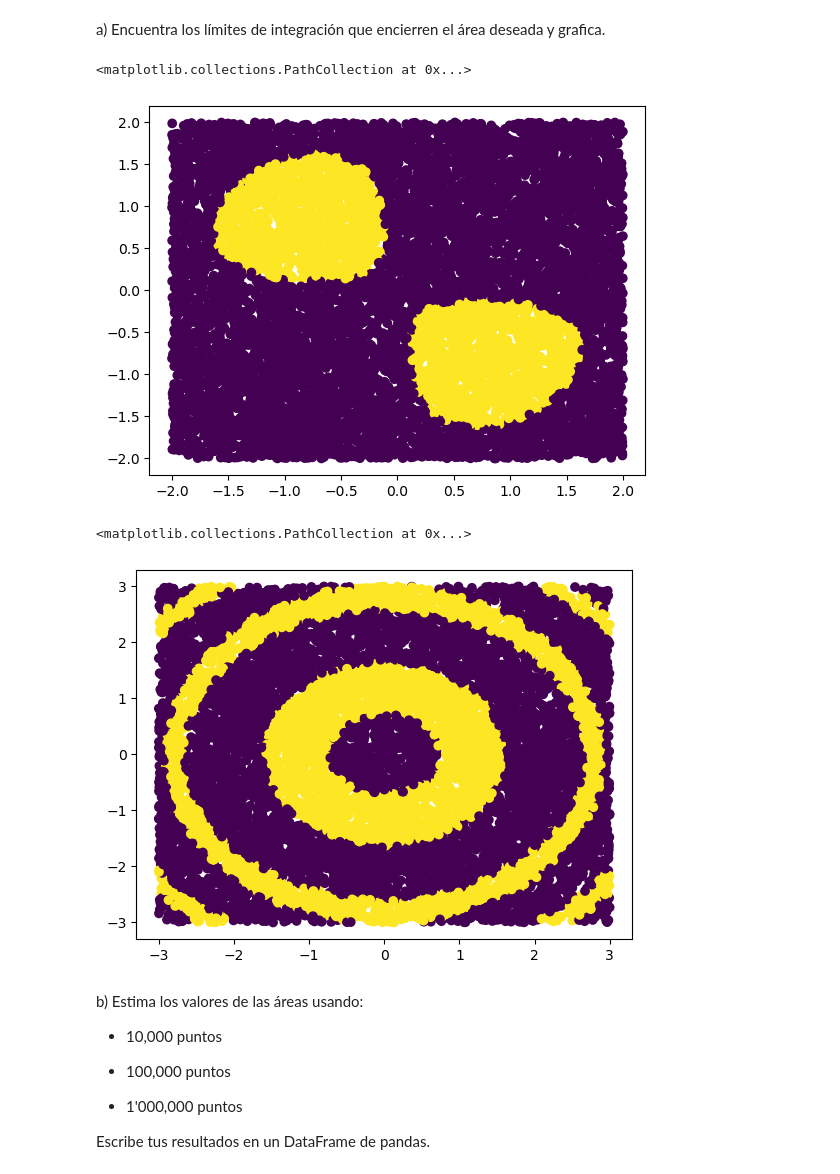
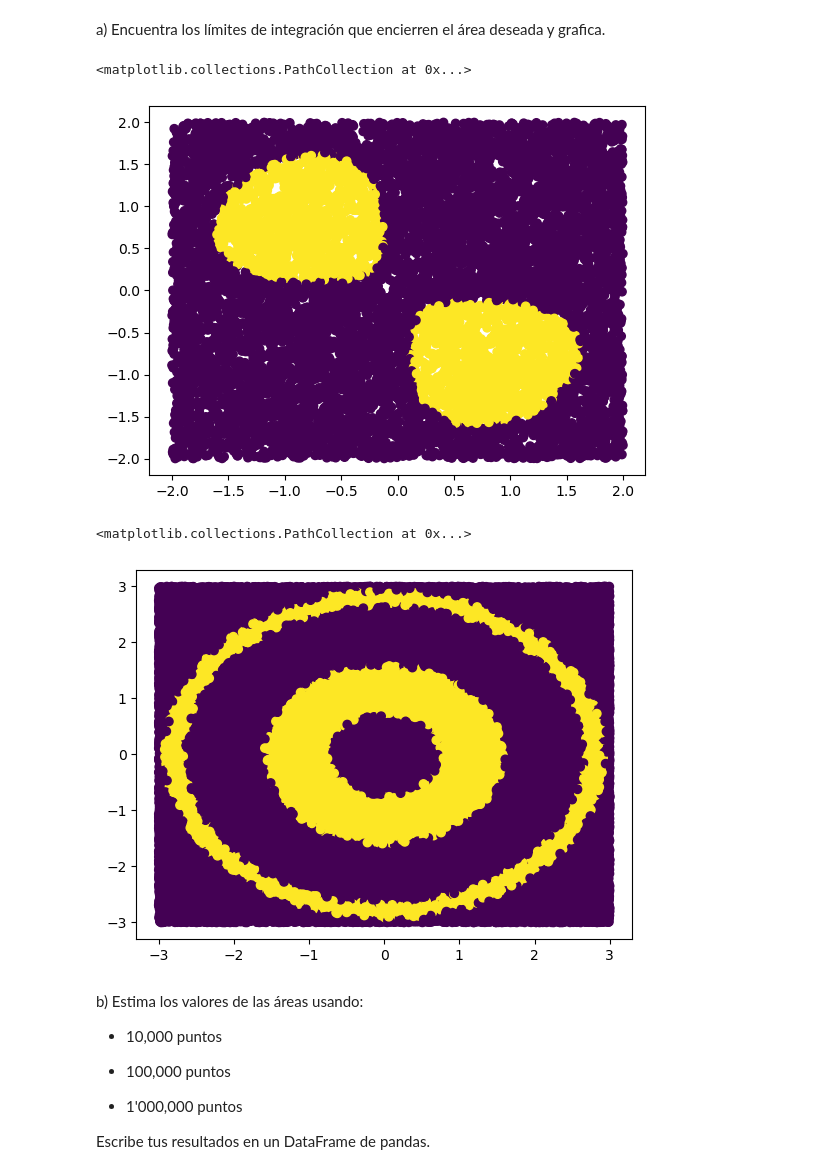
Before and after one commit to diego0603/SM_DiegoIslas, a Jupyter notebook: A11.- Integración Montecarlo.ipynb, the cells around one changed output. Saved outputs shown, nothing was run; the diff lists cells and outputs as text; code cells hidden in the pictures.

```diff
--- a/A11.- Integración Montecarlo.ipynb
+++ b/A11.- Integración Montecarlo.ipynb
@@ -91,11 +93,11 @@ x = 1.1 y = 1.0797215504241744
 # %% [markdown]
 a) Encuentra los límites de integración que encierren el área deseada y grafica.
 # %%
-def fun_1(x,y):
+def func_1(x,y):
     return (-x)*y*np.exp(-x**2-y**2) > 0.05
 
-def fun_2(x,y):
-    return np.exp(-0.05*(x**2-y**2))*np.sin(x**2 + y**2) > 0.5
+def func_2(x,y):
+    return np.exp(-0.05*(x**2+y**2))*np.sin(x**2 + y**2) > 0.5
 # %%
 ax = -2
 bx = 2
@@ -107,25 +109,25 @@ y = np.random.uniform(ay, by, n)
 
 import matplotlib.pyplot as plt
 plt.figure()
-plt.scatter(x,y, c = fun_1(x,y))
+plt.scatter(x,y, c = func_1(x,y))
 # %% [output]
 <matplotlib.collections.PathCollection at 0x...>
-[figure, old version]
+[figure, new version]
 # %%
 ax2 = -3
 bx2 = 3
 ay2 = -3
 by2 = 3
-n = 10000
+n = 100000
 x = np.random.uniform(ax2, bx2, n)
 y = np.random.uniform(ay2, by2, n)
 
 import matplotlib.pyplot as plt
 plt.figure()
-plt.scatter(x,y, c = fun_2(x,y))
+plt.scatter(x,y, c = func_2(x,y))
 # %% [output]
 <matplotlib.collections.PathCollection at 0x...>
-[figure, old version]
+[figure, new version]
 # %% [markdown]
 b) Estima los valores de las áreas usando:
 
```
Also changed, not shown: parts of 7 cells of this notebook.
